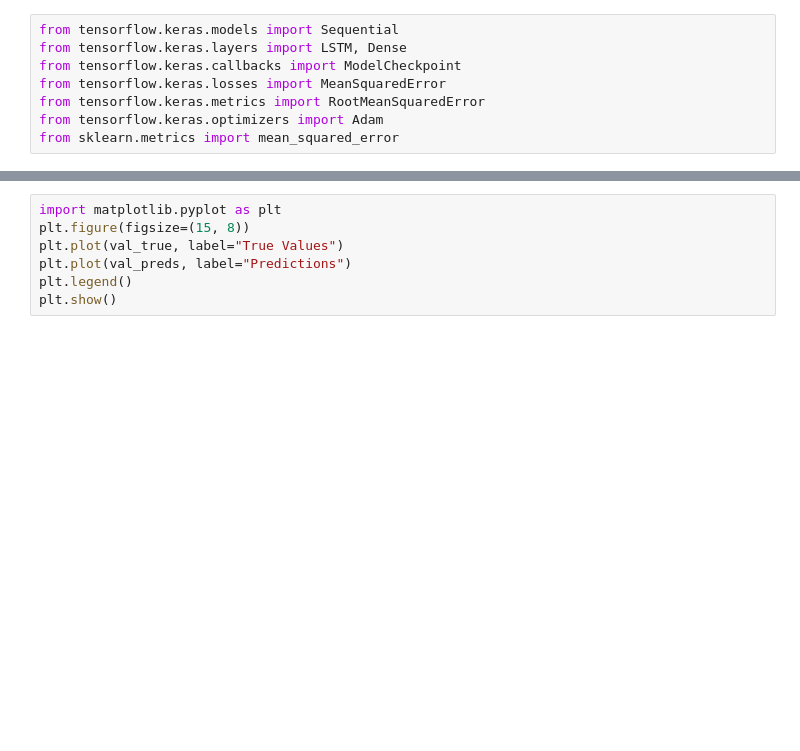
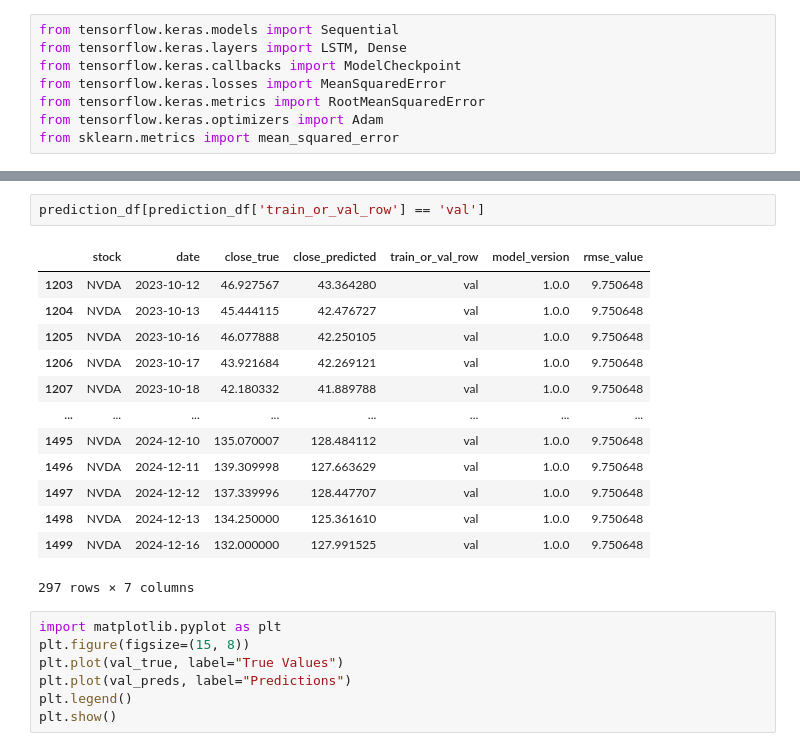
Before and after one commit to kakubicki/stock-forecast, a Jupyter notebook: stock_forecast.ipynb, the cells around one changed output, grey strips where cells are left out. Cells and saved outputs as stored; diff of their text form; blank space fills up the shorter version.

```diff
--- a/stock_forecast.ipynb
+++ b/stock_forecast.ipynb
@@ -457,3 +563,19 @@ val_preds, val_true = make_predictions(model, val_df)
+# %%
+prediction_df[prediction_df['train_or_val_row'] == 'val']
+# %% [output]
+|  | stock | date | close_true | close_predicted | train_or_val_row | model_version | rmse_value |
+| 1203 | NVDA | 2023-10-12 | 46.927567 | 43.364280 | val | 1.0.0 | 9.750648 |
+| 1204 | NVDA | 2023-10-13 | 45.444115 | 42.476727 | val | 1.0.0 | 9.750648 |
+| 1205 | NVDA | 2023-10-16 | 46.077888 | 42.250105 | val | 1.0.0 | 9.750648 |
+| 1206 | NVDA | 2023-10-17 | 43.921684 | 42.269121 | val | 1.0.0 | 9.750648 |
+| 1207 | NVDA | 2023-10-18 | 42.180332 | 41.889788 | val | 1.0.0 | 9.750648 |
+| ... | ... | ... | ... | ... | ... | ... | ... |
+| 1495 | NVDA | 2024-12-10 | 135.070007 | 128.484112 | val | 1.0.0 | 9.750648 |
+| 1496 | NVDA | 2024-12-11 | 139.309998 | 127.663629 | val | 1.0.0 | 9.750648 |
+| 1497 | NVDA | 2024-12-12 | 137.339996 | 128.447707 | val | 1.0.0 | 9.750648 |
+| 1498 | NVDA | 2024-12-13 | 134.250000 | 125.361610 | val | 1.0.0 | 9.750648 |
+| 1499 | NVDA | 2024-12-16 | 132.000000 | 127.991525 | val | 1.0.0 | 9.750648 |
+297 rows × 7 columns
 # %%
 import matplotlib.pyplot as plt
 plt.figure(figsize=(15, 8))
```
Also changed, not shown: parts of 19 cells of this notebook.
